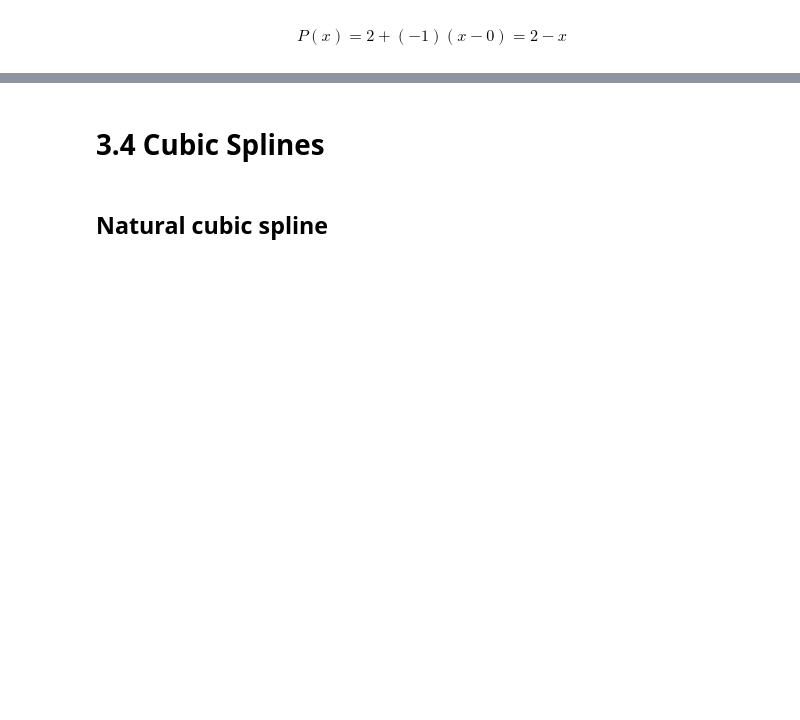
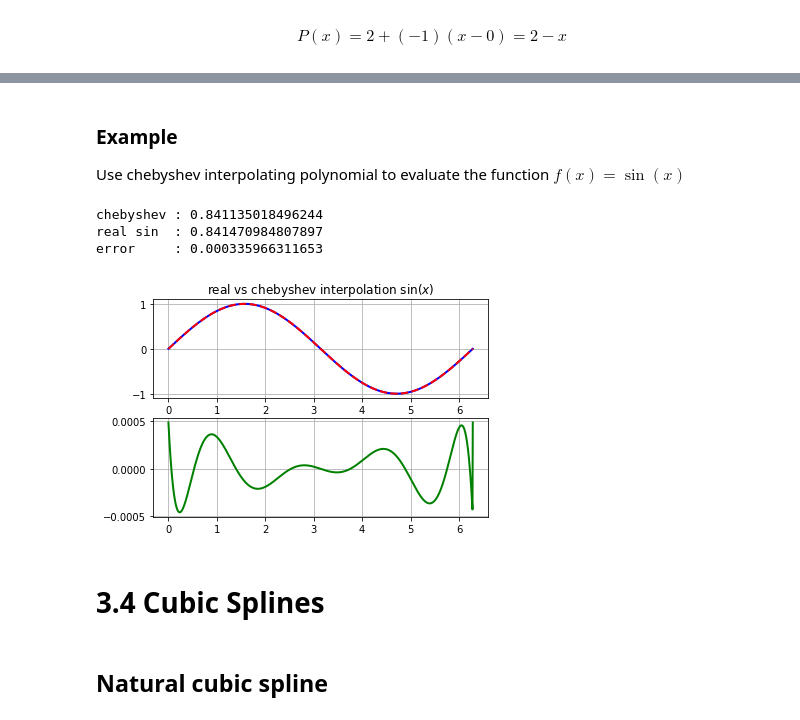
Before and after one commit to Jim00000/Numerical-Analysis, a Jupyter notebook: 3_Interpolation.ipynb, the cells around one changed output, grey strips where cells are left out. Cells and saved outputs as stored; diff of their text form; code cells hidden in the pictures; blank space fills up the shorter version.

Commit message:
Add 'Bezier Curves' and 'Chebyshev Interpolation'

```diff
--- a/3_Interpolation.ipynb
+++ b/3_Interpolation.ipynb
@@ -20,9 +21,9 @@ def newton_divided_diff(X, Y, n):
         for j in range(n-i):
             V[j, i] = (V[j+1, i-1] - V[j, i-1]) / (X[j+i] - X[j])
 
-    C = []
+    C = np.zeros(n)
     for i in range(n):
-        C.append(V[0,i])
+        C[i] = V[0,i]
 
     return C
 # %% [markdown]
@@ -42,3 +45,59 @@ $$
+# %%
+def chebyshev_interpolation_nodes(a, b, n):
+    X = np.zeros(n)
+
+    for i in range(1,n + 1):
+        X[i - 1] = (b + a) / 2 + (b - a) / 2 * math.cos( (2 * i - 1) * math.pi / (2 * n) )
+
+    return X
+# %% [markdown]
+### Example
+Use chebyshev interpolating polynomial to evaluate the function $f(x) = \sin{(x)}$
+# %%
+def interpolating_polynomial(X, Y, x):
+    while x >= math.pi * 2:
+        x -= (2 * math.pi)
+    C = newton_divided_diff(X, Y, X.size)
+    poly = 0
+    for i in range(C.size):
+        mul = 1
+        for j in range(0, i):
+            mul *= (x - X[j])
+        poly += (C[i] * mul)
+
+    return poly
+# %%
+X = chebyshev_interpolation_nodes(0, 2 * math.pi, 8)
+Y = np.sin(X)
+# %%
+x = 1
+poly = interpolating_polynomial(X, Y, x)
+print('chebyshev : %.15f' %poly)
+print('real sin  : %.15f' %math.sin(x))
+print('error     : %.15f' %abs(math.sin(x) - poly))
+# %% [output]
+chebyshev : 0.841135018496244
+real sin  : 0.841470984807897
+error     : 0.000335966311653
+# %%
+pX = np.linspace(0, 2 * math.pi, 1024)
+pY = np.zeros(1024)
+for i in range(pX.size):
+    pY[i] = interpolating_polynomial(X, Y, pX[i])
+
+real_sin_y = np.sin(pX)
+error_y = real_sin_y - pY
+plt.subplot(211)
+plt.title('real vs chebyshev interpolation $\sin{(x)}$')
+plt.plot(pX, pY, color='b',linewidth=2)
+plt.plot(pX, real_sin_y, color='r', linestyle='--',linewidth=2)
+plt.grid(True)
+plt.subplot(212)
+plt.plot(pX, error_y, color='g', linewidth=2)
+plt.grid(True)
+plt.show()
+# %% [output]
+[figure, added]
 # %% [markdown]
 # 3.4 Cubic Splines
 # %% [markdown]
```
Also changed, not shown: parts of 7 cells of this notebook.
